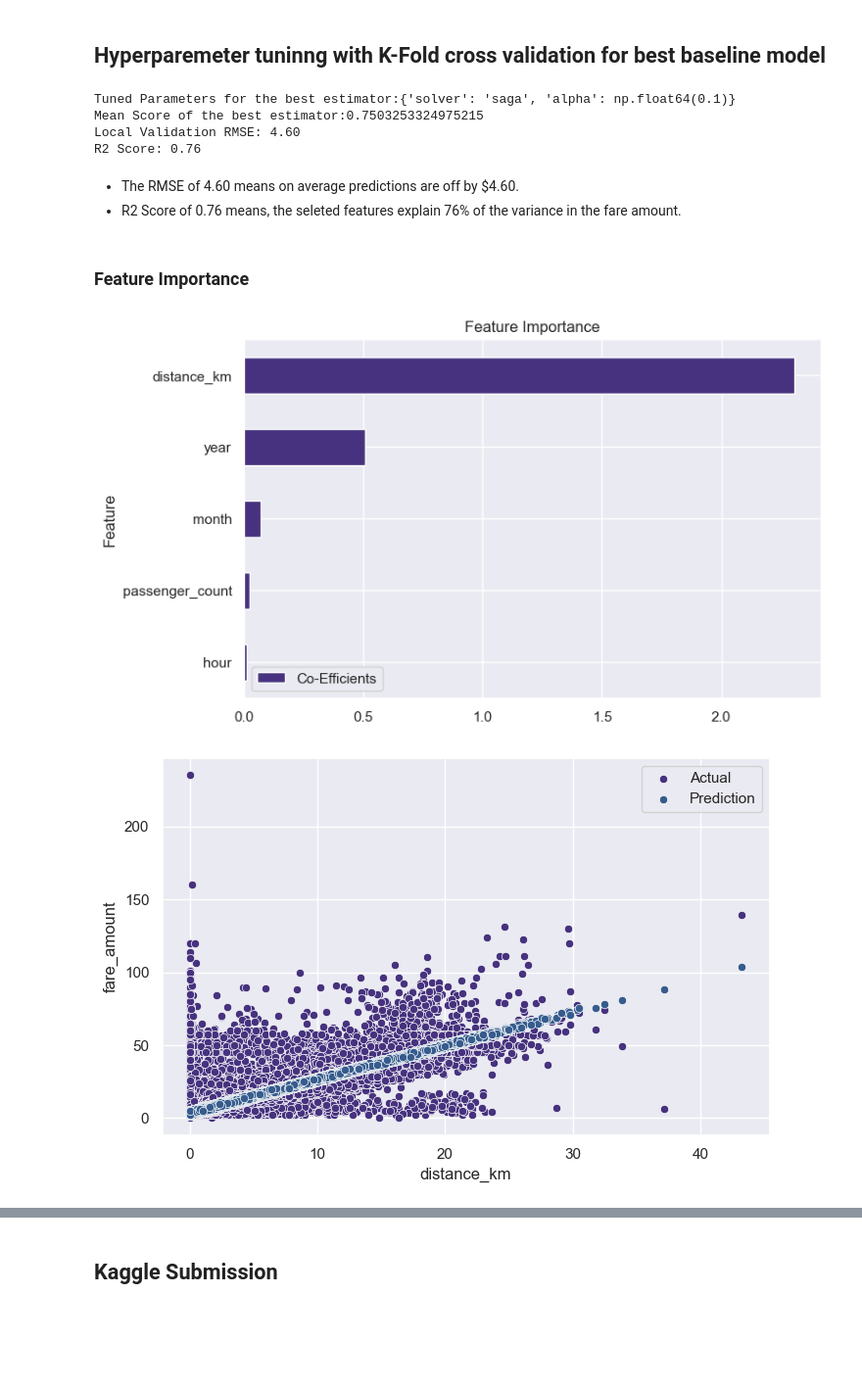
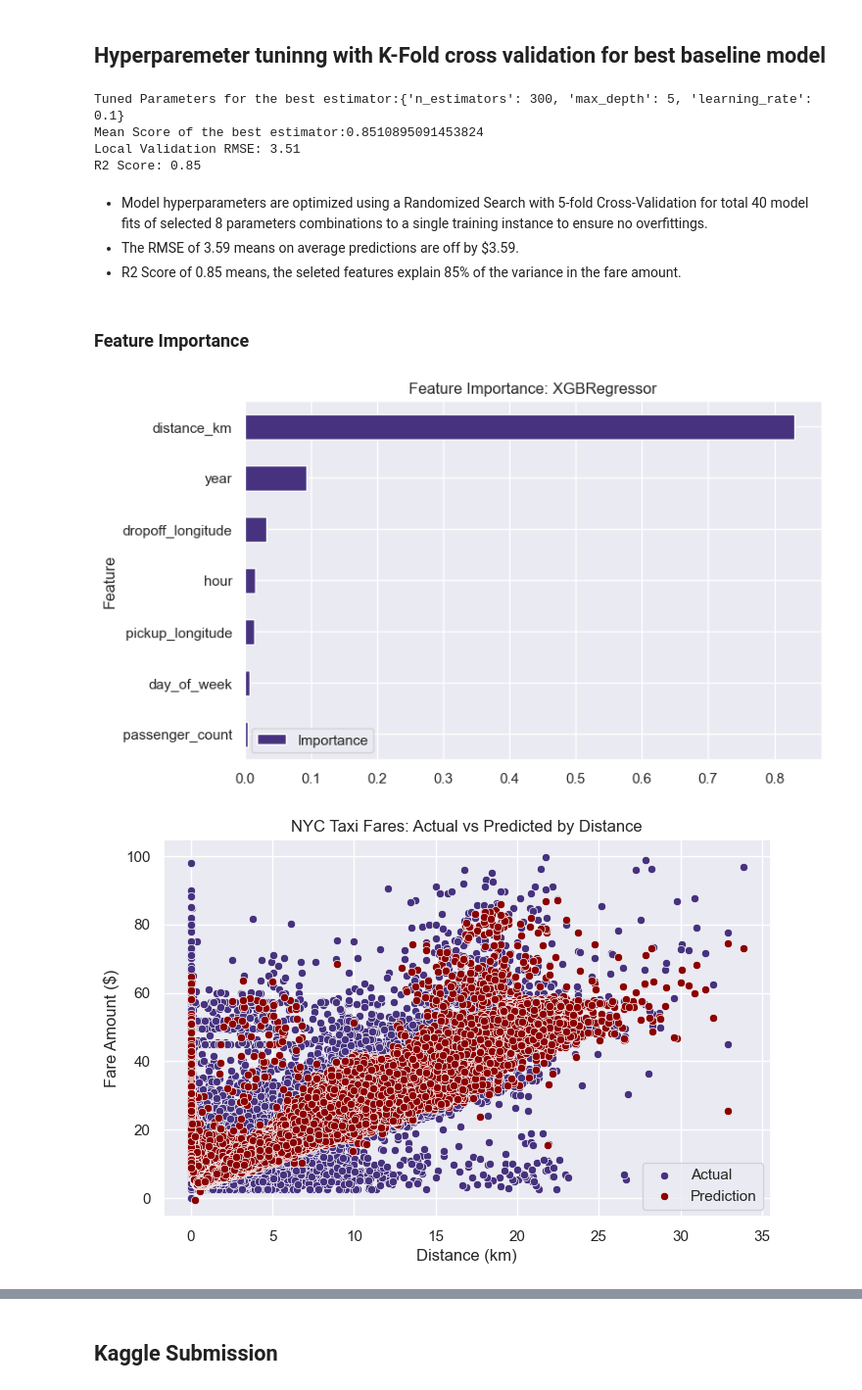
Before and after one commit to aguchhait-stack/nyc-taxi-fare-prediction, a Jupyter notebook: nyc-taxi-fare-prediction.ipynb, the cells around one changed output, grey strips where cells are left out. Shown at 98% size. Cells and saved outputs as stored; diff of their text form; code cells hidden in the pictures; blank space fills up the shorter version.

Commit message:
Implement XGBoost with KFold, Gridseach with paraement turing achiving 3.50 RMSE

```diff
--- a/nyc-taxi-fare-prediction.ipynb
+++ b/nyc-taxi-fare-prediction.ipynb
@@ -134 +150,10 @@ plt.show()
+# %%
+def date_transform(df):
+    df_clean=df.copy()
+    df_clean["pickup_datetime"]=pd.to_datetime( df_clean["pickup_datetime"],errors="coerce")
+    df_clean["hour"]=df_clean["pickup_datetime"].dt.hour
+    df_clean["year"]=df_clean["pickup_datetime"].dt.year
+    df_clean["day_of_week"]=df_clean["pickup_datetime"].dt.day_of_week
+    return df_clean
+train_clean=date_transform(train_clean)
 # %%
@@ -210,7 +228,8 @@ train_clean =train_clean[~coordinate_outliers]
 ### Base-line model
 # %%
 # 1. Feature selection
-X=train_clean[["passenger_count","year","month","hour","distance_km"]]
+X=train_clean[["distance_km","dropoff_longitude","pickup_longitude","day_of_week"\
+               ,"passenger_count","year","hour"]]
 
 # 2. Target selection
 y=train_clean["fare_amount"]
@@ -218,13 +237,17 @@ y=train_clean["fare_amount"]
 # 3. 20% as test set/unseen data
 X_train,X_test,y_train,y_test=train_test_split(X,y,test_size=0.2,random_state=42)
 
+# 4. Robust scaling due to extreme outliers
+scaler = RobustScaler()
+X_train_scaled = scaler.fit_transform(X_train)
+X_test_scaled = scaler.transform(X_test)
 # 4. Looping 3 linear model for comparison
 models= {"Linear Regression": LinearRegression(),
          "Ridge Regression": Ridge(random_state=42),
-         "ElasticNet": ElasticNet(random_state=42)}
+         "XGBRegressor": XGBRegressor(random_state=42,objective="reg:squarederror",n_estimators=100)}
 for name,model in models.items():
-    model.fit(X_train,y_train)
-    y_pred=model.predict(X_test)
+    model.fit(X_train_scaled,y_train)
+    y_pred=model.predict(X_test_scaled)
     rmse= root_mean_squared_error(y_test,y_pred)
     r2=r2_score(y_test,y_pred)
     print(f"Model: {name}\nRMSE: {rmse:.2f} R2: {r2:.2f}")
@@ -242,41 +267,44 @@ RMSE: 4.64 R2: 0.76
 kfold=KFold(n_splits=5,shuffle=True,random_state=42)
 
 # 2. hyperparameter tuning of Ridge regression parameters: alpha and solver to penalize large co-efficients
-ridge=Ridge(random_state=42) # fixed seed for reproducibility
-param_gid={"alpha":np.linspace(0.1,1,10),"solver":["saga","lsqr"]} #lsqr for faster iteration and saga for gradient decent
+xgb=XGBRegressor(random_state=42,objective="reg:squarederror") # fixed seed for reproducibility
+param_gid={"n_estimators":[200,300],"max_depth":[3,5],"learning_rate":[0.01,0.1]} #lsqr for faster iteration and saga for gradient decent
 
-# 3. Randomized Seach of all 20 parameter combinations across 5 splits (total 100 fits)
-ridge_gridcv=RandomizedSearchCV(ridge,param_gid,cv=kfold,n_iter=20)
+# 3. Randomized Seach of all 8 parameter combinations across 5 splits (total 40 fits)
+xgb_gridcv=RandomizedSearchCV(xgb,param_gid,cv=kfold,n_iter=8)
 
 # 4. Fitting and predicting using the best estimator and parameters
-ridge_gridcv.fit(X_train,y_train)
-y_pred=ridge_gridcv.predict(X_test)
+xgb_gridcv.fit(X_train_scaled,y_train)
+y_pred=xgb_gridcv.predict(X_test_scaled)
 
 # 5. Results
 rmse = root_mean_squared_error(y_test, y_pred)
-print(f"Tuned Parameters for the best estimator:{ridge_gridcv.best_params_}\nMean Score of the best estimator:{ridge_gridcv.best_score_}")
-print(f"Local Validation RMSE: {rmse:.2f}\nR2 Score: {ridge_gridcv.score(X_test,y_test):.2f}")
+print(f"Tuned Parameters for the best estimator:{xgb_gridcv.best_params_}\nMean Score of the best estimator:{xgb_gridcv.best_score_}")
+print(f"Local Validation RMSE: {rmse:.2f}\nR2 Score: {xgb_gridcv.score(X_test_scaled,y_test):.2f}")
 # %% [output]
-Tuned Parameters for the best estimator:{'solver': 'saga', 'alpha': np.float64(0.1)}
-Mean Score of the best estimator:0.7503253324975215
-Local Validation RMSE: 4.60
-R2 Score: 0.76
+Tuned Parameters for the best estimator:{'n_estimators': 300, 'max_depth': 5, 'learning_rate': 0.1}
+Mean Score of the best estimator:0.8510895091453824
+Local Validation RMSE: 3.51
+R2 Score: 0.85
 # %% [markdown]
-- The RMSE of 4.60 means on average predictions are off by $4.60.
-- R2 Score of 0.76 means, the seleted features explain 76% of the variance in the fare amount.
+- Model hyperparameters are optimized using a Randomized Search with 5-fold Cross-Validation for total 40 model fits of selected 8 parameters combinations to a single training instance to ensure no overfittings.
+- The RMSE of 3.59 means on average predictions are off by $3.59.
+- R2 Score of 0.85 means, the seleted features explain 85% of the variance in the fare amount.
 # %% [markdown]
 ### Feature Importance
 # %%
-pd.DataFrame({"Feature":X.columns,"Co-Efficients":ridge_gridcv.best_estimator_.coef_}).sort_values(by="Co-Efficients")\
-    .plot.barh("Feature","Co-Efficients")
-plt.title("Feature Importance")
-plt.xticks()
+pd.DataFrame({"Feature":X.columns,"Importance":xgb_gridcv.best_estimator_.feature_importances_}).sort_values(by="Importance")\
+    .plot.barh("Feature","Importance")
+plt.title("Feature Importance: XGBRegressor")
 plt.show()
 # %% [output]
-[figure, old version]
+[figure, new version]
 # %%
 sns.scatterplot(x=X_test["distance_km"],y=y_test,label="Actual")
-sns.scatterplot(x=X_test["distance_km"],y=y_pred,label="Prediction")
+sns.scatterplot(x=X_test["distance_km"],y=y_pred,label="Prediction",color="darkred")
+plt.title("NYC Taxi Fares: Actual vs Predicted by Distance")
+plt.xlabel("Distance (km)")
+plt.ylabel("Fare Amount ($)")
 plt.show()
 # %% [output]
-[figure, old version]
+[figure, new version]
```
Also changed, not shown: parts of 35 cells of this notebook, 13 other files.
